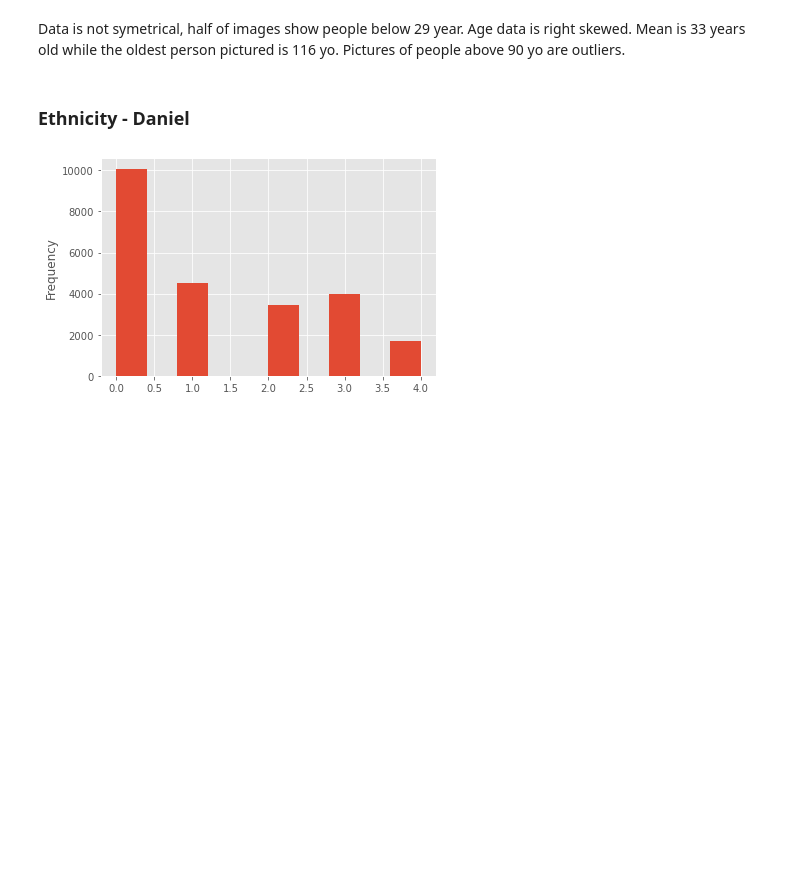
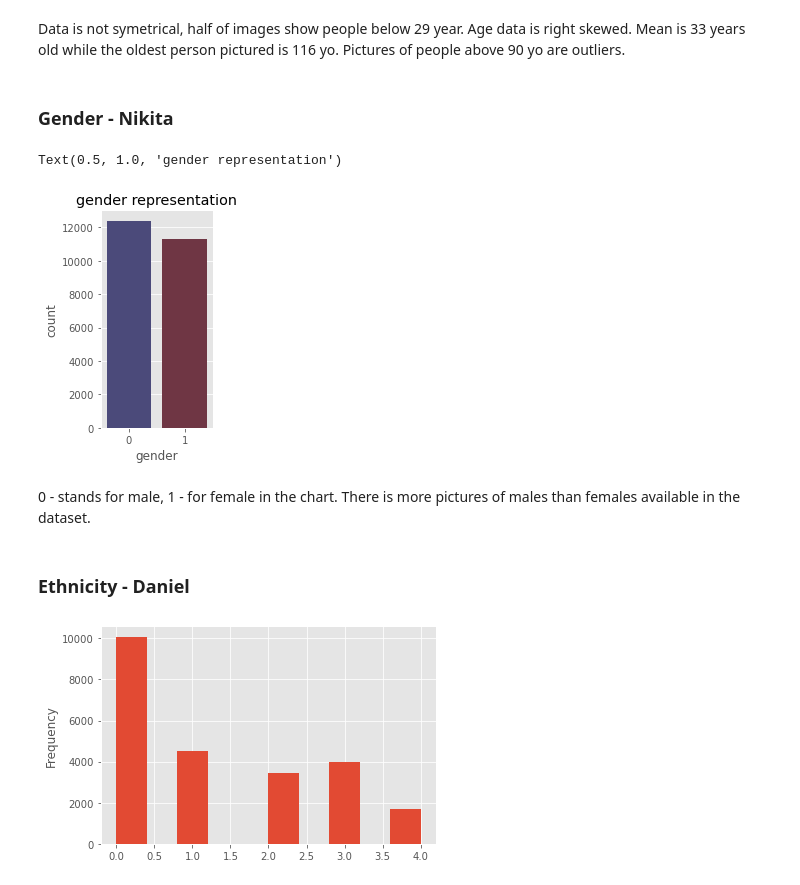
Before and after one commit to Beadhangerone/MAL, a Jupyter notebook: MAL Exercise 7.ipynb, the cells around one changed output. Cells and saved outputs as stored; diff of their text form; code cells hidden in the pictures; blank space fills up the shorter version.

Commit message:
Update MAL Exercise 7.ipynb
merge age, gender, ethnicity

```diff
--- a/MAL Exercise 7.ipynb
+++ b/MAL Exercise 7.ipynb
@@ -110,6 +110,17 @@ plt.show()
 # %% [markdown]
 
 Data is not symetrical, half of images show people below 29 year. Age data is right skewed. Mean is 33 years old while the oldest person pictured is 116 yo. Pictures of people above 90 yo are outliers.
+# %% [markdown]
+### Gender - Nikita
+# %%
+plt.figure(figsize=(2,4))
+g = sns.countplot(x = df['gender'], palette="icefire")
+plt.title("gender representation")
+# %% [output]
+Text(0.5, 1.0, 'gender representation')
+[figure, added]
+# %% [markdown]
+0 - stands for male, 1 - for female in the chart. There is more pictures of males than females available in the dataset.
 # %% [markdown]
 ### Ethnicity - Daniel
 # %%
```
Also changed, not shown: parts of 34 cells of this notebook.
